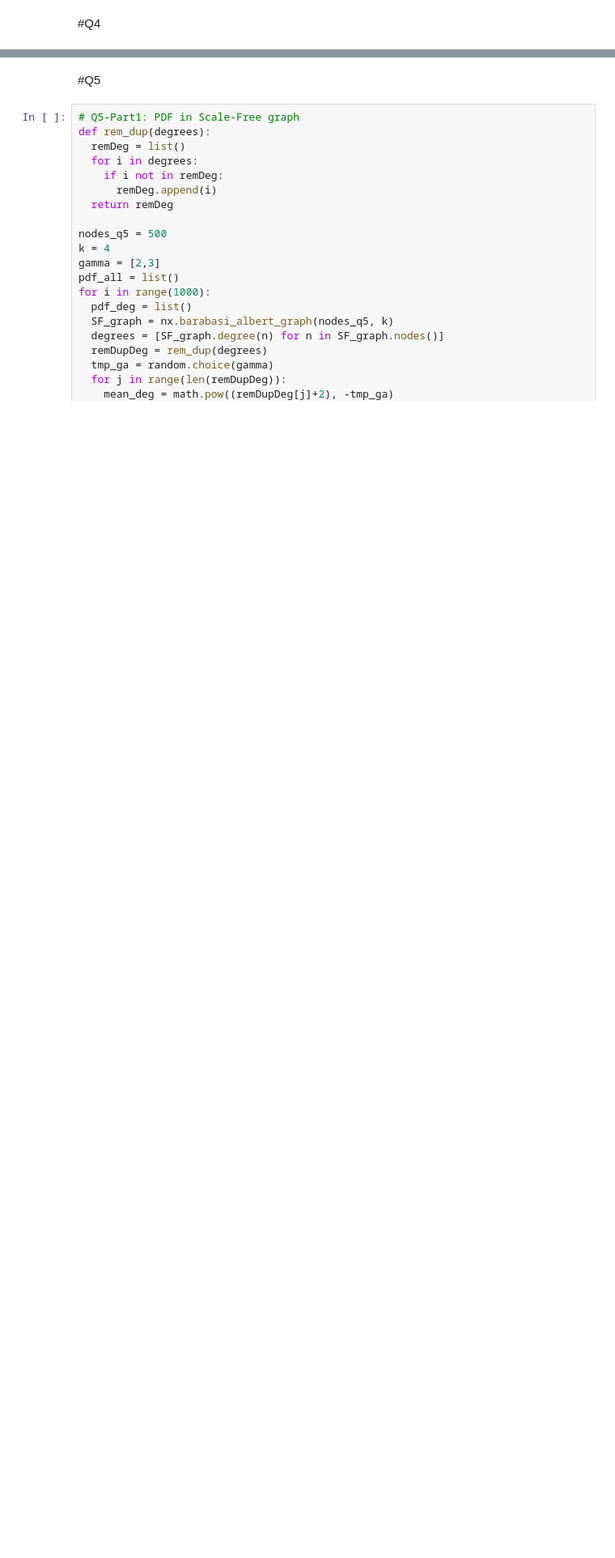
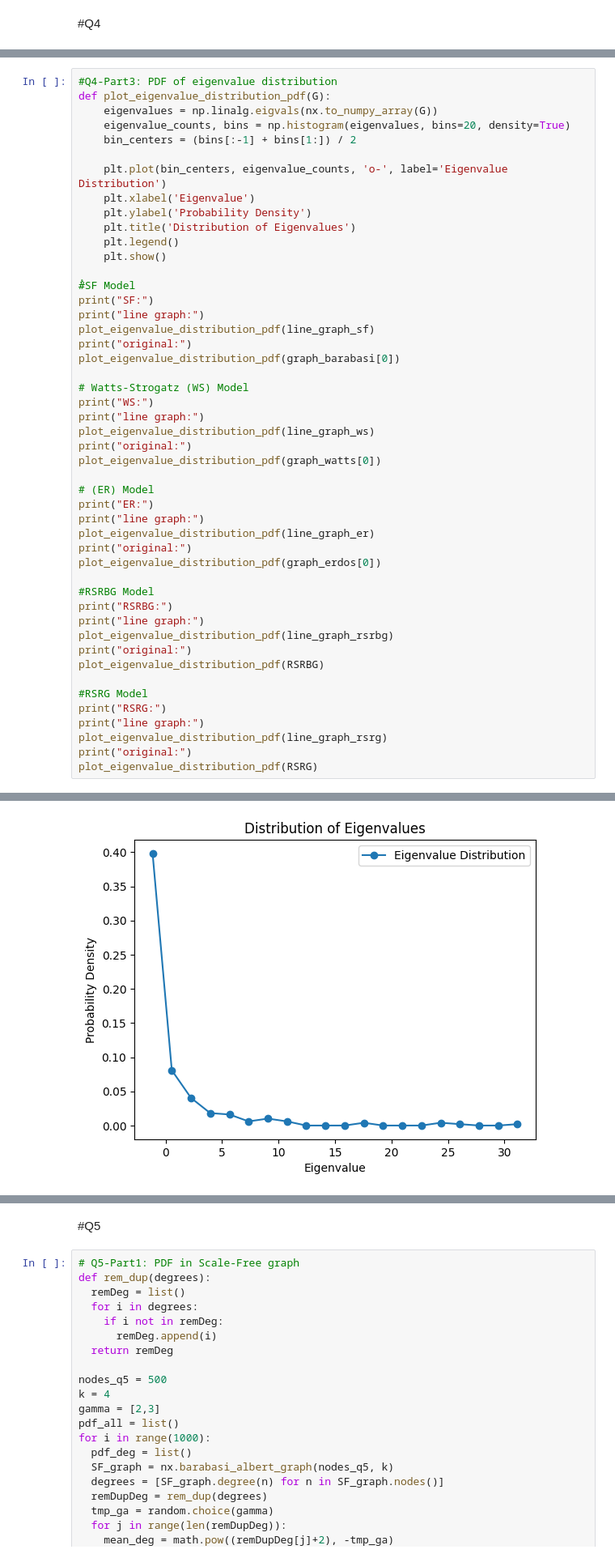
Before and after one commit to AmirEfi/Graph-Simulation, a Jupyter notebook: Simulation_Project.ipynb, the cells around one changed output, grey strips where cells are left out. Shown at 81% size. Drawn from its saved outputs; the diff is of its cells as text; blank space fills up the shorter version.

```diff
--- a/Simulation_Project.ipynb
+++ b/Simulation_Project.ipynb
@@ -523,0 +633,49 @@ plt.show()
+# %%
+#Q4-Part3: PDF of eigenvalue distribution
+def plot_eigenvalue_distribution_pdf(G):
+    eigenvalues = np.linalg.eigvals(nx.to_numpy_array(G))
+    eigenvalue_counts, bins = np.histogram(eigenvalues, bins=20, density=True)
+    bin_centers = (bins[:-1] + bins[1:]) / 2
+
+    plt.plot(bin_centers, eigenvalue_counts, 'o-', label='Eigenvalue Distribution')
+    plt.xlabel('Eigenvalue')
+    plt.ylabel('Probability Density')
+    plt.title('Distribution of Eigenvalues')
+    plt.legend()
+    plt.show()
+
+#ُSF Model
+print("SF:")
+print("line graph:")
+plot_eigenvalue_distribution_pdf(line_graph_sf)
+print("original:")
+plot_eigenvalue_distribution_pdf(graph_barabasi[0])
+
+# Watts-Strogatz (WS) Model
+print("WS:")
+print("line graph:")
+plot_eigenvalue_distribution_pdf(line_graph_ws)
+print("original:")
+plot_eigenvalue_distribution_pdf(graph_watts[0])
+
+# (ER) Model
+print("ER:")
+print("line graph:")
+plot_eigenvalue_distribution_pdf(line_graph_er)
+print("original:")
+plot_eigenvalue_distribution_pdf(graph_erdos[0])
+
+#RSRBG Model
+print("RSRBG:")
+print("line graph:")
+plot_eigenvalue_distribution_pdf(line_graph_rsrbg)
+print("original:")
+plot_eigenvalue_distribution_pdf(RSRBG)
+
+#RSRG Model
+print("RSRG:")
+print("line graph:")
+plot_eigenvalue_distribution_pdf(line_graph_rsrg)
+print("original:")
+plot_eigenvalue_distribution_pdf(RSRG)
+# %% [output]
@@ -523,0 +684 @@ plt.show()
+[figure, added]
```
Also changed, not shown: parts of 26 cells of this notebook.
